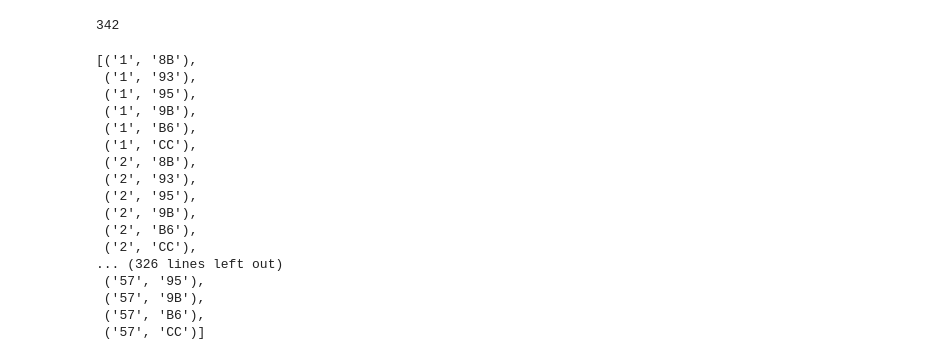
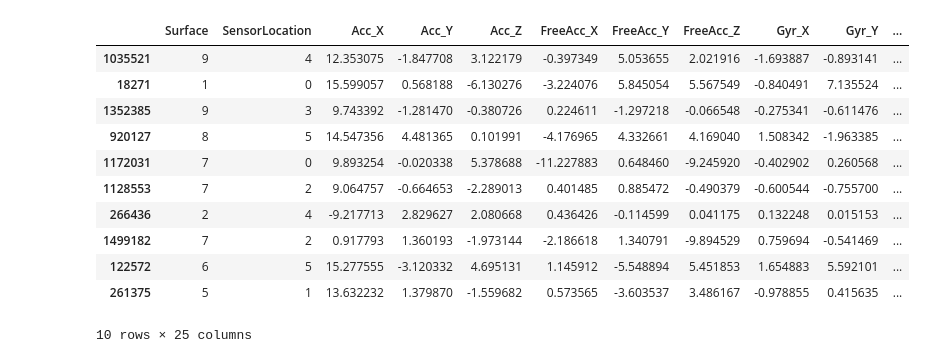
Before and after one commit to aidar-ms/stream-gait-data, a Jupyter notebook: data_exploration.ipynb, the cells around one changed output. Saved outputs shown, nothing was run; the diff lists cells and outputs as text; code cells hidden in the pictures.

```diff
--- a/data_exploration.ipynb
+++ b/data_exploration.ipynb
@@ -52,26 +34,0 @@ participant_files = list(filter(lambda x: ".txt.csv" in x, os.listdir(f"{data_pa
-# %%
-import re
-
-# Pattern to match walking surface (1st capture group) and sensor location (2nd capture group) from a data file name
-pattern = re.compile(r"^(\d{1,2})\-000_00B432([\w]{2})\.txt\.csv$")
-print(len(participant_files))
-sorted([(m.group(1), m.group(2)) for m in map(pattern.match, participant_files)], key=lambda entry: (int(entry[0]), entry[1]))
-# %% [output]
-342
-[('1', '8B'),
- ('1', '93'),
- ('1', '95'),
- ('1', '9B'),
- ('1', 'B6'),
- ('1', 'CC'),
- ('2', '8B'),
- ('2', '93'),
- ('2', '95'),
- ('2', '9B'),
- ('2', 'B6'),
- ('2', 'CC'),
-... (326 lines left out)
- ('57', '95'),
- ('57', '9B'),
- ('57', 'B6'),
- ('57', 'CC')]
@@ -77,0 +42,15 @@ sorted([(m.group(1), m.group(2)) for m in map(pattern.match, participant_files)]
+# %%
+data.sample(10)
+# %% [output]
+|  | Surface | SensorLocation | Acc_X | Acc_Y | Acc_Z | FreeAcc_X | FreeAcc_Y | FreeAcc_Z | Gyr_X | Gyr_Y | ... |
+| 1035521 | 9 | 4 | 12.353075 | -1.847708 | 3.122179 | -0.397349 | 5.053655 | 2.021916 | -1.693887 | -0.893141 | ... |
+| 18271 | 1 | 0 | 15.599057 | 0.568188 | -6.130276 | -3.224076 | 5.845054 | 5.567549 | -0.840491 | 7.135524 | ... |
+| 1352385 | 9 | 3 | 9.743392 | -1.281470 | -0.380726 | 0.224611 | -1.297218 | -0.066548 | -0.275341 | -0.611476 | ... |
+| 920127 | 8 | 5 | 14.547356 | 4.481365 | 0.101991 | -4.176965 | 4.332661 | 4.169040 | 1.508342 | -1.963385 | ... |
+| 1172031 | 7 | 0 | 9.893254 | -0.020338 | 5.378688 | -11.227883 | 0.648460 | -9.245920 | -0.402902 | 0.260568 | ... |
+| 1128553 | 7 | 2 | 9.064757 | -0.664653 | -2.289013 | 0.401485 | 0.885472 | -0.490379 | -0.600544 | -0.755700 | ... |
+| 266436 | 2 | 4 | -9.217713 | 2.829627 | 2.080668 | 0.436426 | -0.114599 | 0.041175 | 0.132248 | 0.015153 | ... |
+| 1499182 | 7 | 2 | 0.917793 | 1.360193 | -1.973144 | -2.186618 | 1.340791 | -9.894529 | 0.759694 | -0.541469 | ... |
+| 122572 | 6 | 5 | 15.277555 | -3.120332 | 4.695131 | 1.145912 | -5.548894 | 5.451853 | 1.654883 | 5.592101 | ... |
+| 261375 | 5 | 1 | 13.632232 | 1.379870 | -1.559682 | 0.573565 | -3.603537 | 3.486167 | -0.978855 | 0.415635 | ... |
+10 rows × 25 columns
```
Also changed, not shown: parts of 19 cells of this notebook.
